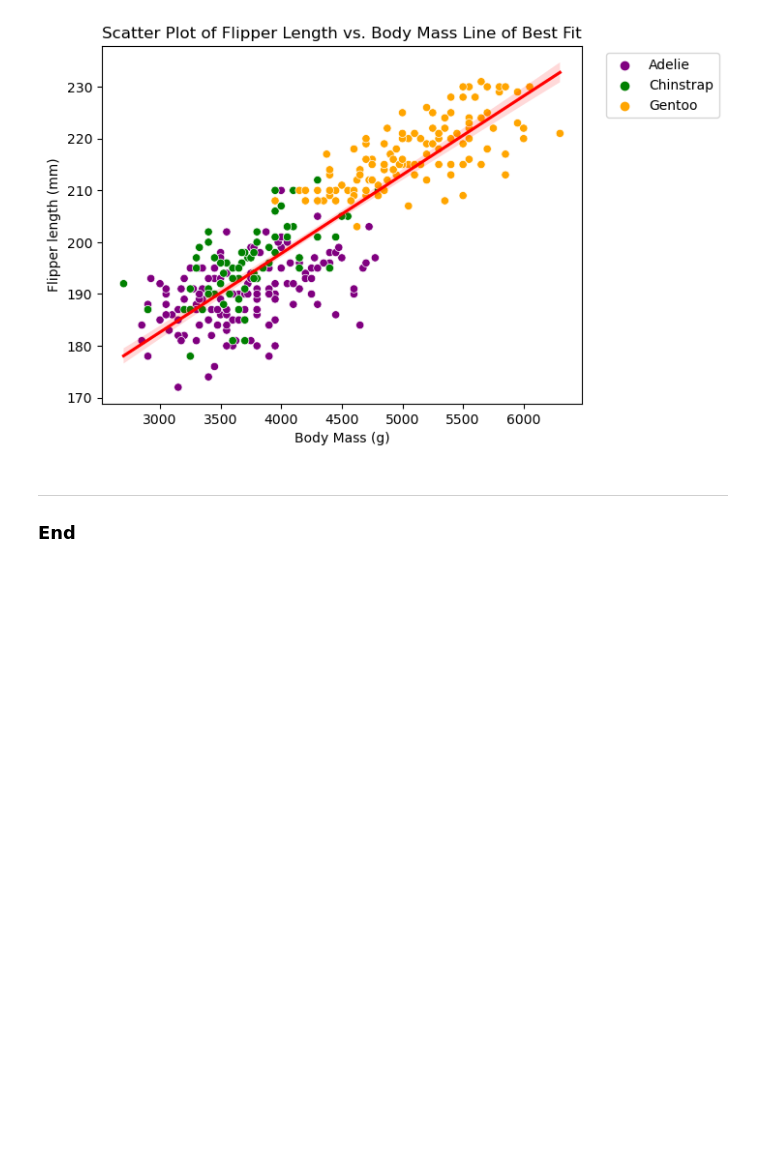
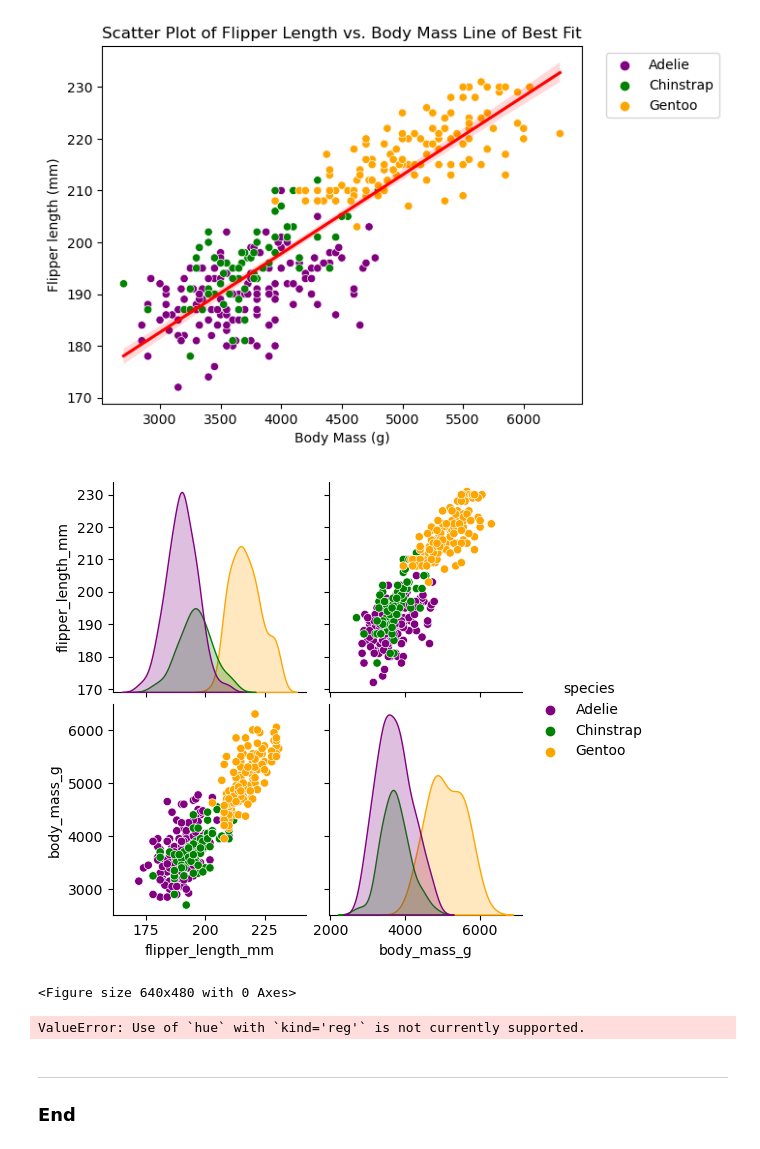
Before and after one commit to Grainne10/myproject, a Jupyter notebook: penguins.ipynb, the cells around one changed output. Cells and saved outputs as stored; diff of their text form; code cells hidden in the pictures; blank space fills up the shorter version.

Commit message:
Add a pairplot to file

```diff
--- a/penguins.ipynb
+++ b/penguins.ipynb
@@ -344,6 +344,26 @@ plt.savefig('Scatter plot of - Line of best fit Flipper length vs Body Mass', bb
 plt.show()
 # %% [output]
 [figure]
+# %%
+# Create a pairplot:
+
+sns.pairplot(df, vars=["flipper_length_mm", "body_mass_g"], hue="species")
+plt.show()
+plt.savefig("Pairplot Flipper length vs Body mass")
+# %% [output]
+[figure, added]
+<Figure size 640x480 with 0 Axes>
+# %%
+# Create scatterplot with marginal histograms
+sns.jointplot(data=df, x="body_mass_g", y="flipper_length_mm", hue="species", kind="reg")
+plt.xlabel("Body Mass (g)")
+plt.ylabel("Flipper Length (mm)")
+plt.legend(loc='upper right', bbox_to_anchor=(1.30, 1))
+plt.title("Scatter Plot of Flipper Length vs. Body Mass with Marginal Histograms")
+plt.savefig('Scatter plot with Marginal Histograms - Flipper length vs Body Mass', bbox_inches='tight')
+plt.show()
+# %% [output]
+ValueError: Use of `hue` with `kind='reg'` is not currently supported.
 # %% [markdown]
 ***
 ### End
```
Also changed, not shown: 2 other files.
